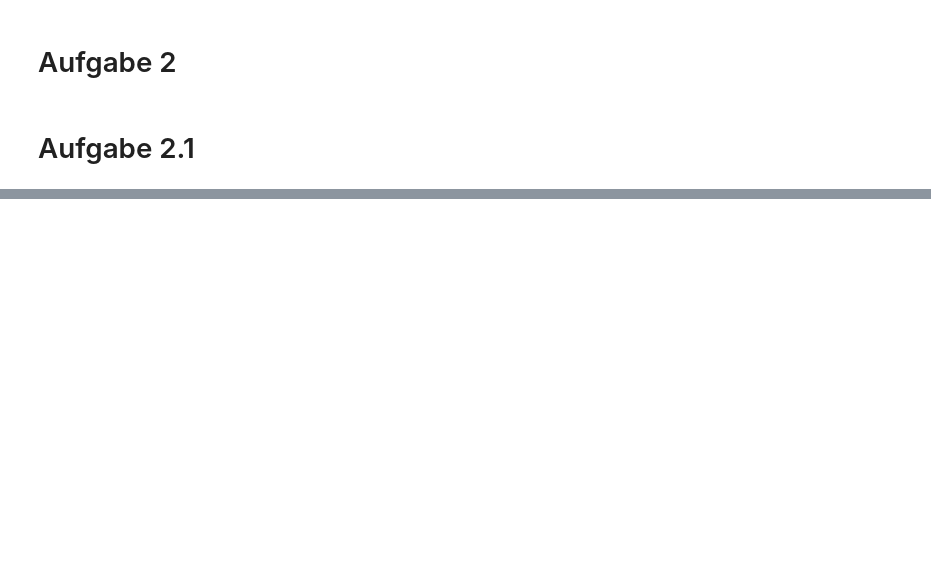
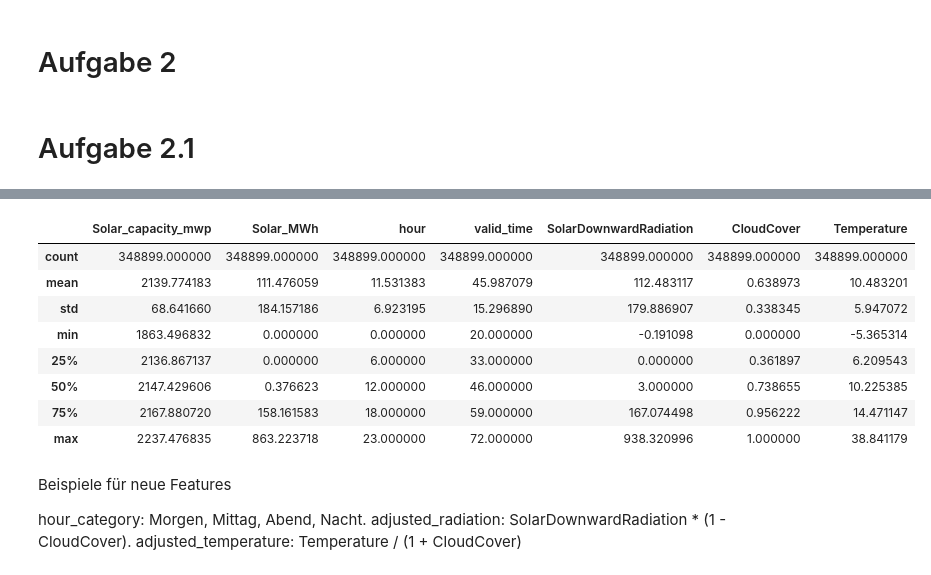
Before and after one commit to QMoWo/ML1-SolarForecasting_PowerRangers, a Jupyter notebook: Analyse_Training/test_jd.ipynb, the cells around one changed output, grey strips where cells are left out. Cells and saved outputs as stored; diff of their text form; code cells hidden in the pictures; blank space fills up the shorter version.

```diff
--- a/Analyse_Training/test_jd.ipynb
+++ b/Analyse_Training/test_jd.ipynb
@@ -147,0 +298,18 @@ hour                     -0.014646     0.134108  1.000000
+# %%
+merged_df.describe()
+# %% [output]
+|  | Solar_capacity_mwp | Solar_MWh | hour | valid_time | SolarDownwardRadiation | CloudCover | Temperature |
+| count | 348899.000000 | 348899.000000 | 348899.000000 | 348899.000000 | 348899.000000 | 348899.000000 | 348899.000000 |
+| mean | 2139.774183 | 111.476059 | 11.531383 | 45.987079 | 112.483117 | 0.638973 | 10.483201 |
+| std | 68.641660 | 184.157186 | 6.923195 | 15.296890 | 179.886907 | 0.338345 | 5.947072 |
+| min | 1863.496832 | 0.000000 | 0.000000 | 20.000000 | -0.191098 | 0.000000 | -5.365314 |
+| 25% | 2136.867137 | 0.000000 | 6.000000 | 33.000000 | 0.000000 | 0.361897 | 6.209543 |
+| 50% | 2147.429606 | 0.376623 | 12.000000 | 46.000000 | 3.000000 | 0.738655 | 10.225385 |
+| 75% | 2167.880720 | 158.161583 | 18.000000 | 59.000000 | 167.074498 | 0.956222 | 14.471147 |
+| max | 2237.476835 | 863.223718 | 23.000000 | 72.000000 | 938.320996 | 1.000000 | 38.841179 |
+# %% [markdown]
+Beispiele für neue Features
+
+hour_category: Morgen, Mittag, Abend, Nacht.
+adjusted_radiation: SolarDownwardRadiation * (1 - CloudCover).
+adjusted_temperature: Temperature / (1 + CloudCover)
```
Also changed, not shown: parts of 19 cells of this notebook, 5 other files.
